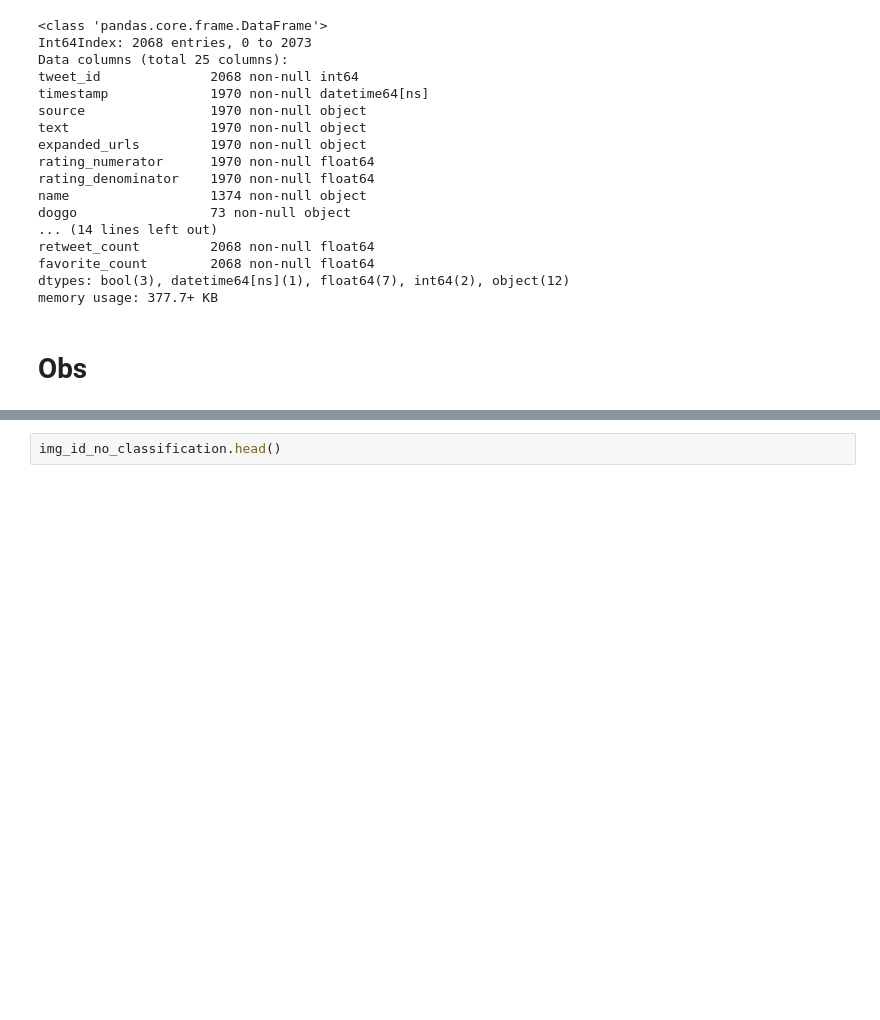
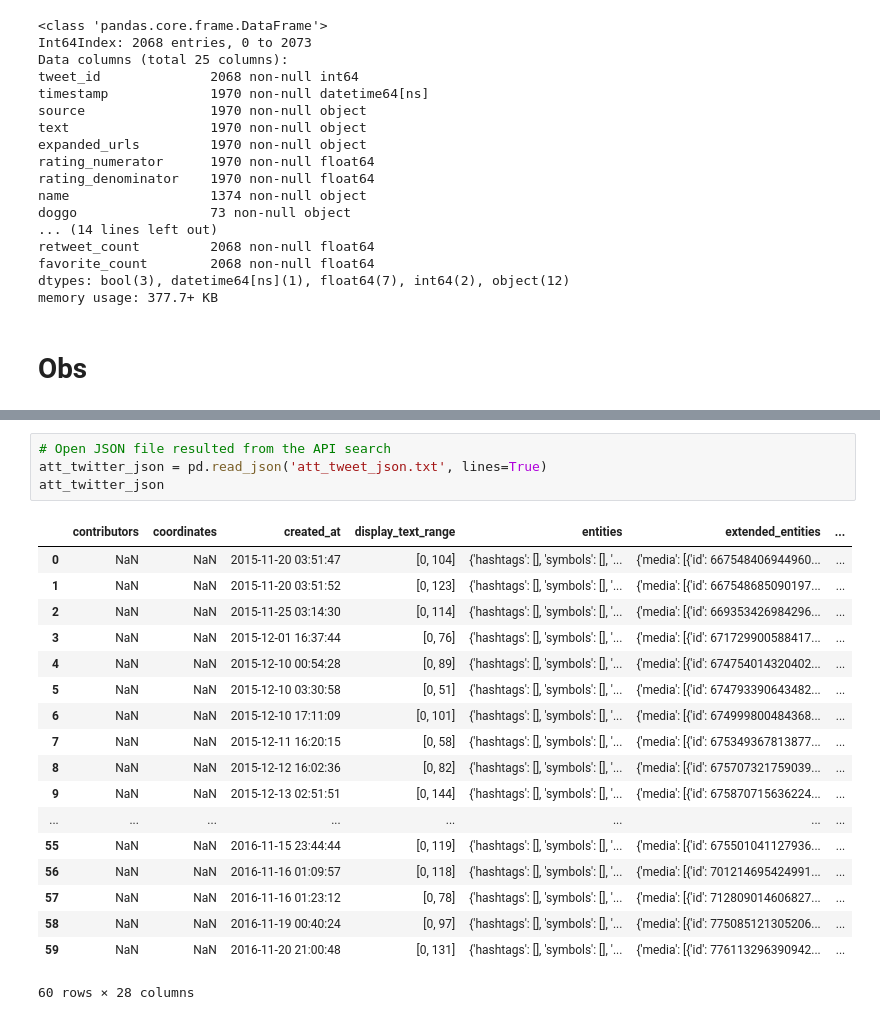
Before and after one commit to geocarvalho/python-ds, a Jupyter notebook: DS-fundations-2/data-wrangling/project/wrangle_act.ipynb, the cells around one changed output, grey strips where cells are left out. Saved outputs shown, nothing was run; the diff lists cells and outputs as text; blank space fills up the shorter version.

Commit message:
corrected att_twitter code

```diff
--- a/DS-fundations-2/data-wrangling/project/wrangle_act.ipynb
+++ b/DS-fundations-2/data-wrangling/project/wrangle_act.ipynb
@@ -414,2 +412,23 @@ ValueError: Expected object or value
-# %%
-img_id_no_classification.head()
+# %%
+# Open JSON file resulted from the API search
+att_twitter_json = pd.read_json('att_tweet_json.txt', lines=True)
+att_twitter_json
+# %% [output]
+|  | contributors | coordinates | created_at | display_text_range | entities | extended_entities | ... |
+| 0 | NaN | NaN | 2015-11-20 03:51:47 | [0, 104] | {'hashtags': [], 'symbols': [], '... | {'media': [{'id': 667548406944960... | ... |
+| 1 | NaN | NaN | 2015-11-20 03:51:52 | [0, 123] | {'hashtags': [], 'symbols': [], '... | {'media': [{'id': 667548685090197... | ... |
+| 2 | NaN | NaN | 2015-11-25 03:14:30 | [0, 114] | {'hashtags': [], 'symbols': [], '... | {'media': [{'id': 669353426984296... | ... |
+| 3 | NaN | NaN | 2015-12-01 16:37:44 | [0, 76] | {'hashtags': [], 'symbols': [], '... | {'media': [{'id': 671729900588417... | ... |
+| 4 | NaN | NaN | 2015-12-10 00:54:28 | [0, 89] | {'hashtags': [], 'symbols': [], '... | {'media': [{'id': 674754014320402... | ... |
+| 5 | NaN | NaN | 2015-12-10 03:30:58 | [0, 51] | {'hashtags': [], 'symbols': [], '... | {'media': [{'id': 674793390643482... | ... |
+| 6 | NaN | NaN | 2015-12-10 17:11:09 | [0, 101] | {'hashtags': [], 'symbols': [], '... | {'media': [{'id': 674999800484368... | ... |
+| 7 | NaN | NaN | 2015-12-11 16:20:15 | [0, 58] | {'hashtags': [], 'symbols': [], '... | {'media': [{'id': 675349367813877... | ... |
+| 8 | NaN | NaN | 2015-12-12 16:02:36 | [0, 82] | {'hashtags': [], 'symbols': [], '... | {'media': [{'id': 675707321759039... | ... |
+| 9 | NaN | NaN | 2015-12-13 02:51:51 | [0, 144] | {'hashtags': [], 'symbols': [], '... | {'media': [{'id': 675870715636224... | ... |
+| ... | ... | ... | ... | ... | ... | ... | ... |
+| 55 | NaN | NaN | 2016-11-15 23:44:44 | [0, 119] | {'hashtags': [], 'symbols': [], '... | {'media': [{'id': 675501041127936... | ... |
+| 56 | NaN | NaN | 2016-11-16 01:09:57 | [0, 118] | {'hashtags': [], 'symbols': [], '... | {'media': [{'id': 701214695424991... | ... |
+| 57 | NaN | NaN | 2016-11-16 01:23:12 | [0, 78] | {'hashtags': [], 'symbols': [], '... | {'media': [{'id': 712809014606827... | ... |
+| 58 | NaN | NaN | 2016-11-19 00:40:24 | [0, 97] | {'hashtags': [], 'symbols': [], '... | {'media': [{'id': 775085121305206... | ... |
+| 59 | NaN | NaN | 2016-11-20 21:00:48 | [0, 131] | {'hashtags': [], 'symbols': [], '... | {'media': [{'id': 776113296390942... | ... |
+60 rows × 28 columns
```
Also changed, not shown: parts of 1 cell of this notebook.
